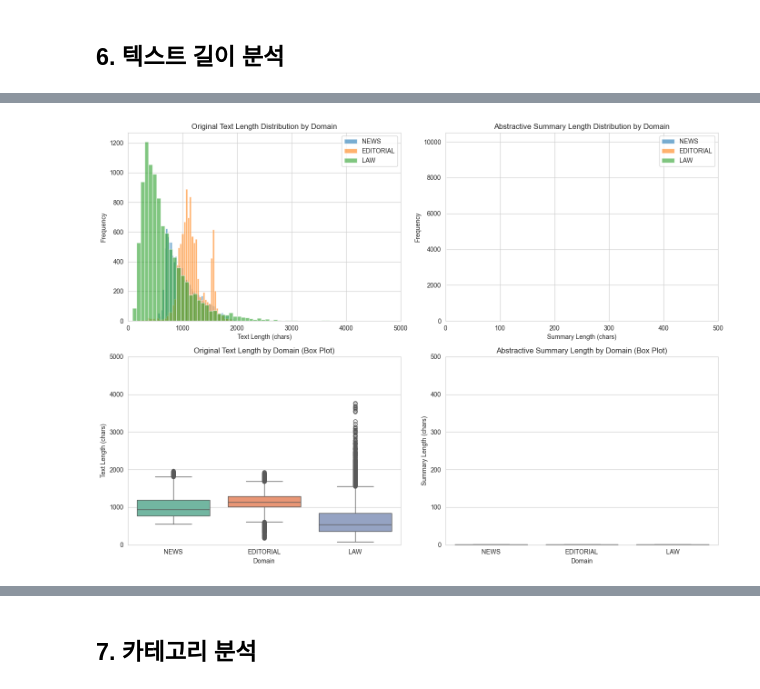
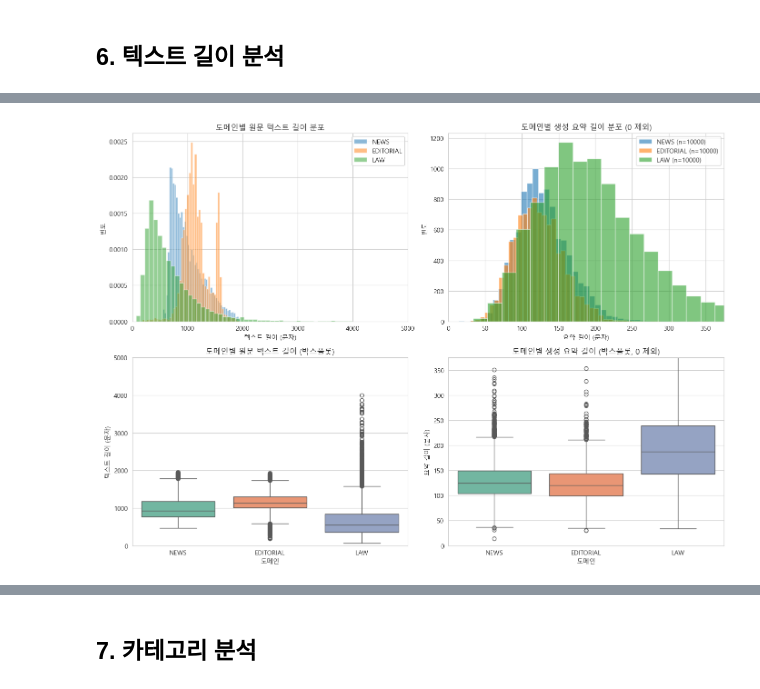
Before and after one commit to JJang-404/study, a Jupyter notebook: mission/mission12.ipynb, the cells around one changed output, grey strips where cells are left out. Saved outputs shown, nothing was run; the diff lists cells and outputs as text; code cells hidden in the pictures.

```diff
--- a/mission/mission12.ipynb
+++ b/mission/mission12.ipynb
@@ -267,8 +254,8 @@ print(f"  {sorted(common_keys)}")
 `[LAW]` 키가 공통 키 목록과 동일해 보이지만 한번 더 확인하겠습니다.
 # %%
 # 각 도메인에만 있는 키
-for domain in ['news', 'editorial', 'law']:
-    unique_keys = all_keys[domain] - common_keys
+for domain, key in all_keys.items():
+    unique_keys = key - common_keys
     if unique_keys:
         print(f"[{domain.upper()}]에만 있는 키 ({len(unique_keys)}개):")
         print(f"  {sorted(unique_keys)}")
@@ -361,23 +348,19 @@ for domain, path in domains.items():
 # %% [markdown]
 ## 4. 데이터 통계 요약
 # %%
-# 전체 데이터 통계 요약
-print("\n" + "=" * 60)
-print("전체 데이터 통계 요약")
-print("=" * 60)
+# 전체 데이터 통계 요약 테이블 생성
+import pandas as pd
 
-# 전체 데이터 통계 요약 테이블 생성
 summary_stats = []
 
 for split in ['train', 'valid']:
-    for domain in domains.keys():
+    for domain in domains:
         docs = all_data[split][domain]['documents']
         # print(f"\n{split.upper()} - {domain.upper()} : {len(docs):,}개 문서")
         summary_stats.append({
             '분할' : split.upper(),
             '도메인' : domain.upper(),
-            '문서 수' : len(docs)
+            '문서_갯수' : len(docs)
         })
-    summary_df = pd.DataFrame(summary_stats)
 
-    #
+summary_df = pd.DataFrame(summary_stats)
@@ -611,47 +649,50 @@ NEWS       1008.7  292.4  550  1966   936.0
 # %%
 # 텍스트 길이 분포 시각화
 fig, axes = plt.subplots(2, 2, figsize=(14, 10))
 
 # 1. 도메인별 원문 텍스트 길이 분포 (히스토그램)
-for domain in ['NEWS', 'EDITORIAL', 'LAW']:
+for domain in domains:
     domain_data = length_df[length_df['domain'] == domain]['text_length']
-    axes[0, 0].hist(domain_data, bins=50, alpha=0.6, label=domain)
-axes[0, 0].set_xlabel('Text Length (chars)')
-axes[0, 0].set_ylabel('Frequency')
-axes[0, 0].set_title('Original Text Length Distribution by Domain')
+    axes[0, 0].hist(domain_data, bins=50, alpha=0.5, label=domain, density=True)
+axes[0, 0].set_xlabel('텍스트 길이 (문자)')
+axes[0, 0].set_ylabel('빈도')
+axes[0, 0].set_title('도메인별 원문 텍스트 길이 분포')
 axes[0, 0].legend()
-axes[0, 0].set_xlim(0, 5000)  # 극단값 제외
+axes[0, 0].set_xlim(0, 5000)
 
-# 2. 도메인별 요약 길이 분포 (히스토그램)
-for domain in ['NEWS', 'EDITORIAL', 'LAW']:
-    domain_data = length_df[length_df['domain'] == domain]['abstractive_length']
-    axes[0, 1].hist(domain_data, bins=50, alpha=0.6, label=domain)
-axes[0, 1].set_xlabel('Summary Length (chars)')
-axes[0, 1].set_ylabel('Frequency')
-axes[0, 1].set_title('Abstractive Summary Length Distribution by Domain')
+# 2. 도메인별 요약 길이 분포 (히스토그램) - 0보다 큰 값만 필터링
+for domain in domains:
+    domain_data = length_df[(length_df['domain'] == domain) & (length_df['abstractive_length'] > 0)]['abstractive_length']
+    if len(domain_data) > 0:
+        axes[0, 1].hist(domain_data, bins=50, alpha=0.6, label=f"{domain} (n={len(domain_data)})")
+axes[0, 1].set_xlabel('요약 길이 (문자)')
+axes[0, 1].set_ylabel('빈도')
+axes[0, 1].set_title('도메인별 생성 요약 길이 분포 (0 제외)')
 axes[0, 1].legend()
-axes[0, 1].set_xlim(0, 500)
+# xlim 자동 설정 (데이터 기반)
+valid_abstractive = length_df[length_df['abstractive_length'] > 0]['abstractive_length']
+if len(valid_abstractive) > 0:
+    axes[0, 1].set_xlim(0, valid_abstractive.quantile(0.99))
 
 # 3. 도메인별 원문 길이 박스플롯
 sns.boxplot(data=length_df, x='domain', y='text_length', ax=axes[1, 0], palette='Set2')
-axes[1, 0].set_xlabel('Domain')
-axes[1, 0].set_ylabel('Text Length (chars)')
-axes[1, 0].set_title('Original Text Length by Domain (Box Plot)')
+axes[1, 0].set_xlabel('도메인')
+axes[1, 0].set_ylabel('텍스트 길이 (문자)')
+axes[1, 0].set_title('도메인별 원문 텍스트 길이 (박스플롯)')
 axes[1, 0].set_ylim(0, 5000)
 
-# 4. 도메인별 요약 길이 박스플롯
-sns.boxplot(data=length_df, x='domain', y='abstractive_length', ax=axes[1, 1], palette='Set2')
-axes[1, 1].set_xlabel('Domain')
-axes[1, 1].set_ylabel('Summary Length (chars)')
-axes[1, 1].set_title('Abstractive Summary Length by Domain (Box Plot)')
-axes[1, 1].set_ylim(0, 500)
+# 4. 도메인별 요약 길이 박스플롯 - 0보다 큰 값만 필터링
+valid_df = length_df[length_df['abstractive_length'] > 0]
+if len(valid_df) > 0:
+    sns.boxplot(data=valid_df, x='domain', y='abstractive_length', ax=axes[1, 1], palette='Set2')
+    axes[1, 1].set_ylim(0, valid_df['abstractive_length'].quantile(0.99))
+else:
+    axes[1, 1].text(0.5, 0.5, '유효한 요약 데이터 없음', ha='center', va='center', transform=axes[1, 1].transAxes)
+axes[1, 1].set_xlabel('도메인')
+axes[1, 1].set_ylabel('요약 길이 (문자)')
+axes[1, 1].set_title('도메인별 생성 요약 길이 (박스플롯, 0 제외)')
 
 plt.tight_layout()
 plt.show()
-
-print("\n[분석 포인트]")
-print("- LAW 도메인이 원문 길이가 가장 짧고 변동이 적음")
-print("- EDITORIAL이 원문과 요약 모두 가장 긴 경향")
-print("- NEWS는 길이 분포가 넓어 다양한 기사 유형 포함")
 # %% [output]
-[figure, old version]
+[figure, new version]
```
Also changed, not shown: parts of 93 cells of this notebook.
